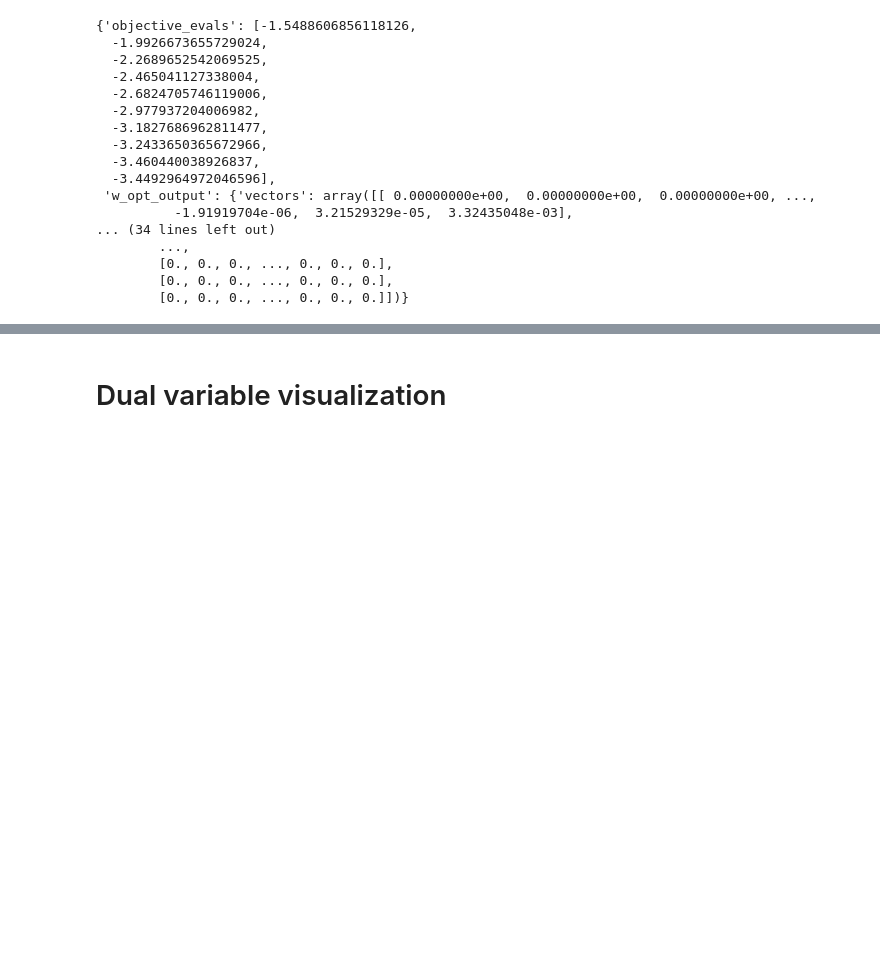
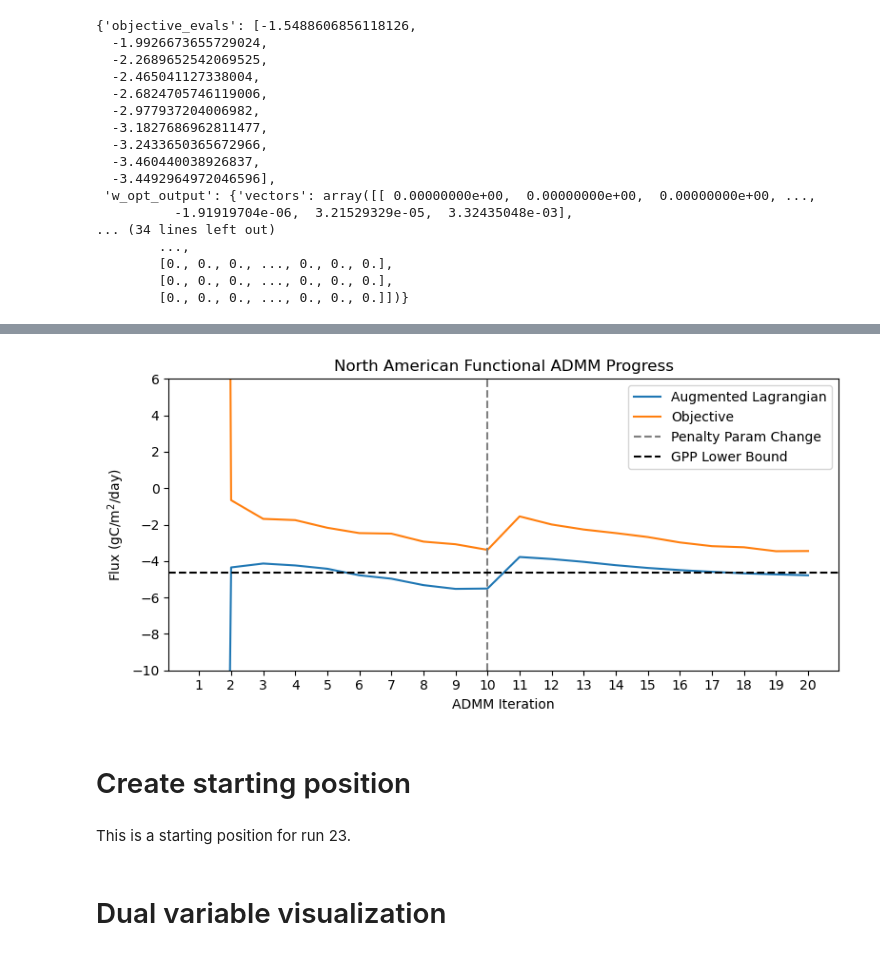
Before and after one commit to mcstanle/cf_inversion_sb_admm, a Jupyter notebook: output_investigation_08.ipynb, the cells around one changed output, grey strips where cells are left out. Cells and saved outputs as stored; diff of their text form; code cells hidden in the pictures; blank space fills up the shorter version.

```diff
--- a/output_investigation_08.ipynb
+++ b/output_investigation_08.ipynb
@@ -333,0 +338,14 @@ plt.show()
+# %%
+def aug_lagrangian(w, c, nu, y, rho, A, b, h, KTw, psi):
+    """
+    See equation 5.23 in dissertation for details.
+
+    NOTE: take the negative of the objective because the augmented lagrangian is minimized not maximized.
+    """
+    # objective eval
+    obj = -endpoint_objective(w=w, c=c, b=b, y=y, lep=True, psi_alpha=psi)
+
+    # compute feasibility criterion
+    feas_vec = h + A.T @ c - KTw
+
+    return obj + nu.T @ feas_vec + (rho / 2) * np.dot(feas_vec, feas_vec)
@@ -333,0 +384,26 @@ plt.show()
+# %%
+obj_outputs = np.concatenate((final_res_07['objective_evals'], final_res['objective_evals']))
+
+
+plt.figure(figsize=(8, 4))
+plt.plot(np.arange(1, 20 + 1), aug_lag_vals, label='Augmented Lagrangian')
+plt.plot(np.arange(1, 20 + 1), obj_outputs, label='Objective')
+plt.ylim(-10, 6)
+
+plt.axvline(10, linestyle='--', color='gray', label='Penalty Param Change')
+plt.axhline(-4.624416554554736, linestyle='--', color='black', label='GPP Lower Bound')
+plt.xticks(ticks=np.arange(1, 20 + 1), labels=np.arange(1, 20 + 1))
+plt.xlabel('ADMM Iteration')
+plt.ylabel('Flux (gC/m$^2$/day)')
+plt.title('North American Functional ADMM Progress')
+
+plt.legend()
+plt.tight_layout()
+plt.savefig(SAVE_FIG_BASE + '/objective_and_augmented_lagrange_na.png', dpi=300)
+plt.show()
+# %% [output]
+[figure, added]
+# %% [markdown]
+# Create starting position
+# %% [markdown]
+This is a starting position for run 23.
```
Also changed, not shown: parts of 10 cells of this notebook, 4 other files.
